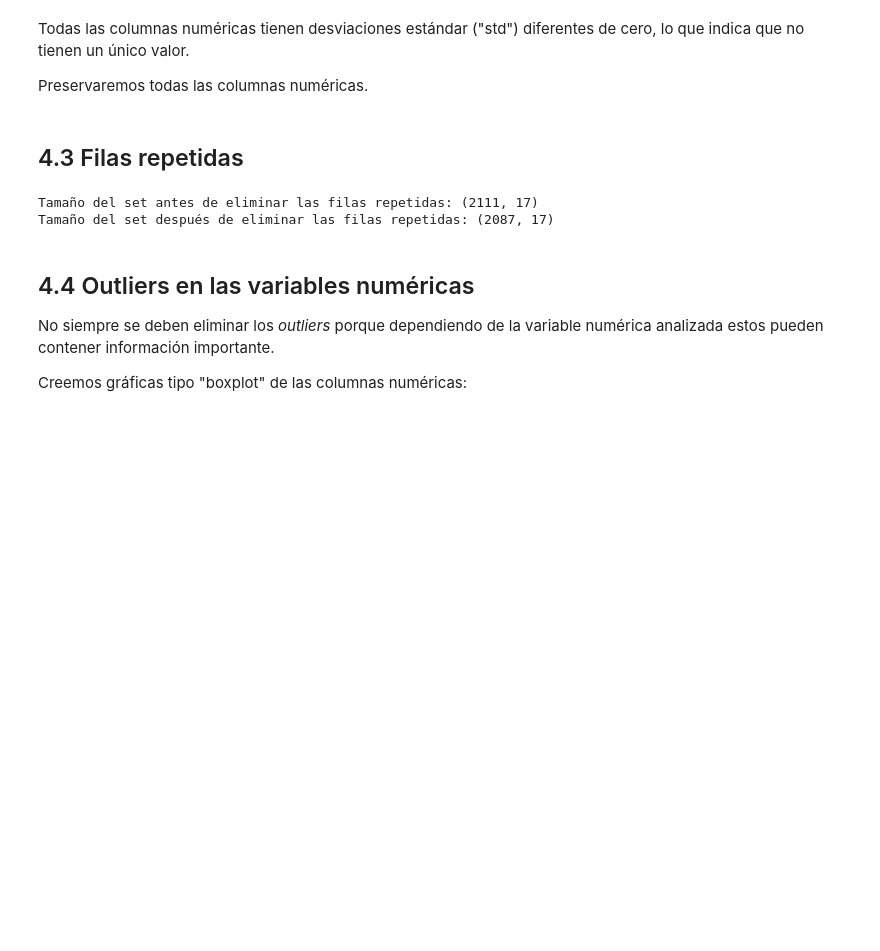
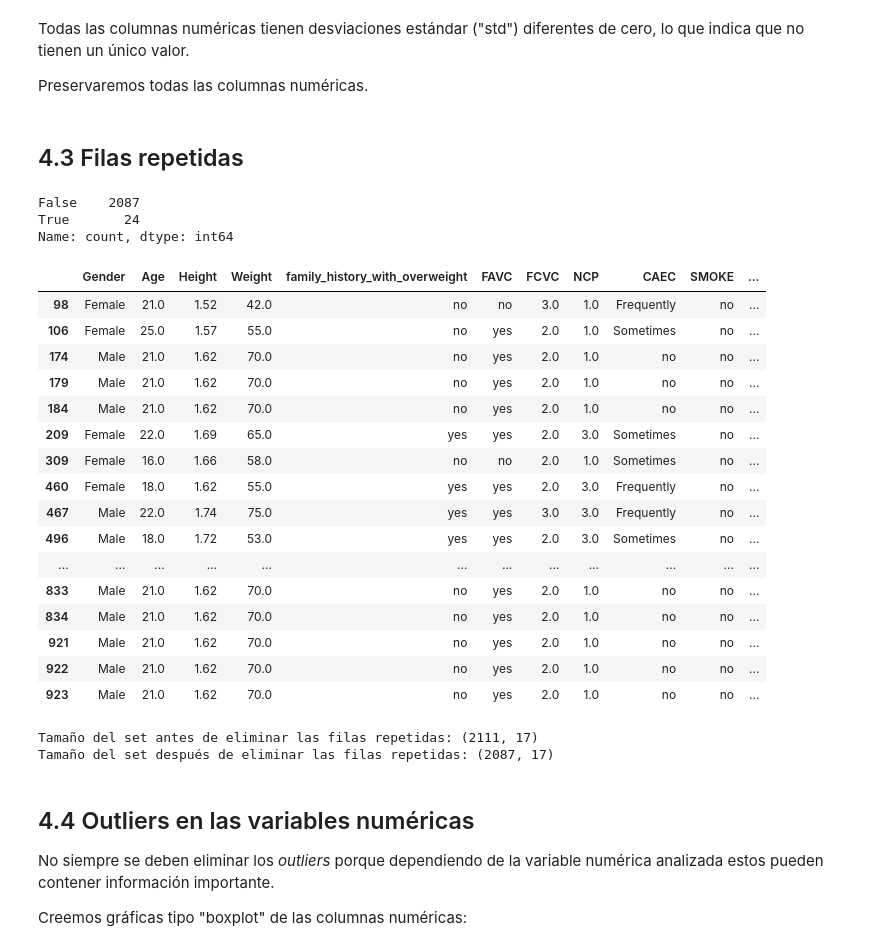
Before and after one commit to JohnReyes02/Talento_tech, a Jupyter notebook: Proyecto/2_Colab/limpieza_de_datos.ipynb, the cells around one changed output. Saved outputs shown, nothing was run; the diff lists cells and outputs as text; code cells hidden in the pictures; blank space fills up the shorter version.

```diff
--- a/Proyecto/2_Colab/limpieza_de_datos.ipynb
+++ b/Proyecto/2_Colab/limpieza_de_datos.ipynb
@@ -170,6 +193,32 @@ Todas las columnas numéricas tienen desviaciones estándar ("std") diferentes d
 Preservaremos todas las columnas numéricas.
 # %% [markdown]
 ## 4.3 Filas repetidas
+# %%
+data.duplicated().value_counts()
+# %% [output]
+False    2087
+True       24
+Name: count, dtype: int64
+# %%
+data[data.duplicated()]
+# %% [output]
+|  | Gender | Age | Height | Weight | family_history_with_overweight | FAVC | FCVC | NCP | CAEC | SMOKE | ... |
+| 98 | Female | 21.0 | 1.52 | 42.0 | no | no | 3.0 | 1.0 | Frequently | no | ... |
+| 106 | Female | 25.0 | 1.57 | 55.0 | no | yes | 2.0 | 1.0 | Sometimes | no | ... |
+| 174 | Male | 21.0 | 1.62 | 70.0 | no | yes | 2.0 | 1.0 | no | no | ... |
+| 179 | Male | 21.0 | 1.62 | 70.0 | no | yes | 2.0 | 1.0 | no | no | ... |
+| 184 | Male | 21.0 | 1.62 | 70.0 | no | yes | 2.0 | 1.0 | no | no | ... |
+| 209 | Female | 22.0 | 1.69 | 65.0 | yes | yes | 2.0 | 3.0 | Sometimes | no | ... |
+| 309 | Female | 16.0 | 1.66 | 58.0 | no | no | 2.0 | 1.0 | Sometimes | no | ... |
+| 460 | Female | 18.0 | 1.62 | 55.0 | yes | yes | 2.0 | 3.0 | Frequently | no | ... |
+| 467 | Male | 22.0 | 1.74 | 75.0 | yes | yes | 3.0 | 3.0 | Frequently | no | ... |
+| 496 | Male | 18.0 | 1.72 | 53.0 | yes | yes | 2.0 | 3.0 | Sometimes | no | ... |
+| ... | ... | ... | ... | ... | ... | ... | ... | ... | ... | ... | ... |
+| 833 | Male | 21.0 | 1.62 | 70.0 | no | yes | 2.0 | 1.0 | no | no | ... |
+| 834 | Male | 21.0 | 1.62 | 70.0 | no | yes | 2.0 | 1.0 | no | no | ... |
+| 921 | Male | 21.0 | 1.62 | 70.0 | no | yes | 2.0 | 1.0 | no | no | ... |
+| 922 | Male | 21.0 | 1.62 | 70.0 | no | yes | 2.0 | 1.0 | no | no | ... |
+| 923 | Male | 21.0 | 1.62 | 70.0 | no | yes | 2.0 | 1.0 | no | no | ... |
 # %%
 print(f'Tamaño del set antes de eliminar las filas repetidas: {data.shape}')
 data.drop_duplicates(inplace=True)
```
Also changed, not shown: parts of 4 cells of this notebook, 16 other files.
